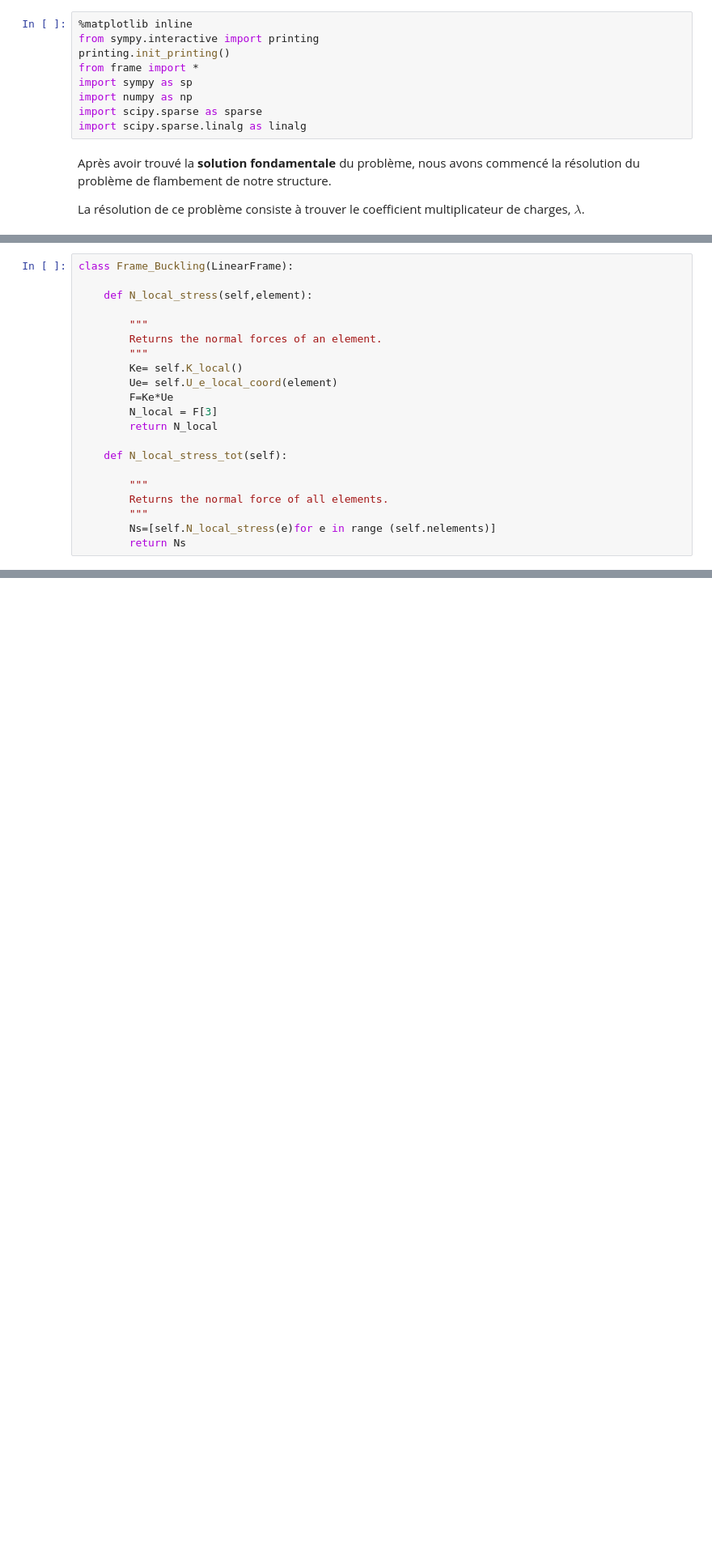
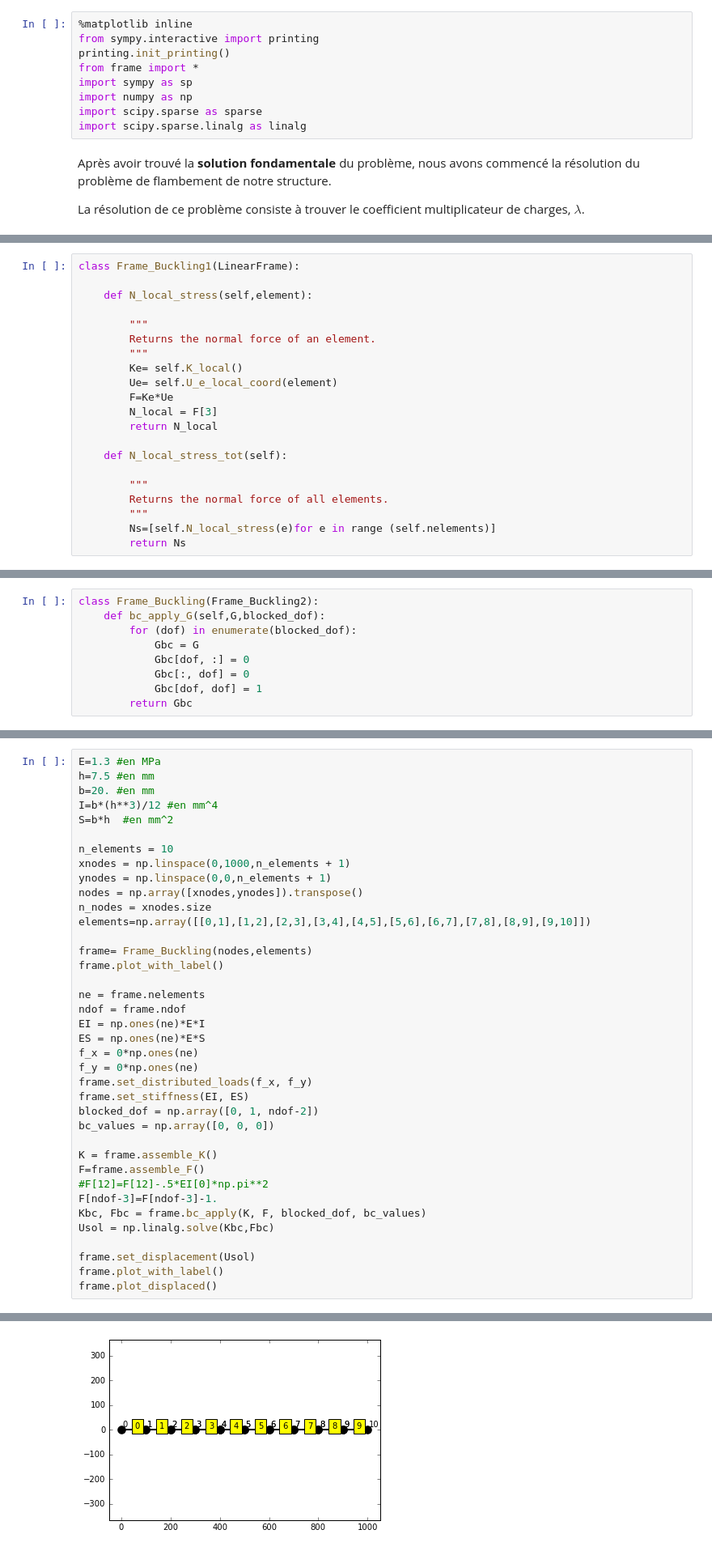
Before and after one commit to qgoisnard/Exercice-update, a Jupyter notebook: Rapport.ipynb, the cells around one changed output, grey strips where cells are left out. Shown at 81% size. Cells and saved outputs as stored; diff of their text form; blank space fills up the shorter version.

```diff
--- a/Rapport.ipynb
+++ b/Rapport.ipynb
@@ -60,10 +59,10 @@ Nous avons donc tout d'abord récupérer les valeurs des efforts normaux pour ch
 # %%
-class Frame_Buckling(LinearFrame):
+class Frame_Buckling1(LinearFrame):
 
     def N_local_stress(self,element):
 
         """
-        Returns the normal forces of an element.
+        Returns the normal force of an element.
         """
         Ke= self.K_local()
         Ue= self.U_e_local_coord(element)
@@ -125,0 +122,9 @@ class Frame_Buckling(LinearFrame):
+# %%
+class Frame_Buckling(Frame_Buckling2):
+    def bc_apply_G(self,G,blocked_dof):
+        for (dof) in enumerate(blocked_dof):
+            Gbc = G
+            Gbc[dof, :] = 0
+            Gbc[:, dof] = 0
+            Gbc[dof, dof] = 1
+        return Gbc
@@ -125,0 +137,39 @@ class Frame_Buckling(LinearFrame):
+# %%
+E=1.3 #en MPa
+h=7.5 #en mm
+b=20. #en mm
+I=b*(h**3)/12 #en mm^4
+S=b*h  #en mm^2
+
+n_elements = 10
+xnodes = np.linspace(0,1000,n_elements + 1)
+ynodes = np.linspace(0,0,n_elements + 1)
+nodes = np.array([xnodes,ynodes]).transpose()
+n_nodes = xnodes.size
+elements=np.array([[0,1],[1,2],[2,3],[3,4],[4,5],[5,6],[6,7],[7,8],[8,9],[9,10]])
+
+frame= Frame_Buckling(nodes,elements)
+frame.plot_with_label()
+
+ne = frame.nelements
+ndof = frame.ndof
+EI = np.ones(ne)*E*I
+ES = np.ones(ne)*E*S
+f_x = 0*np.ones(ne)
+f_y = 0*np.ones(ne)
+frame.set_distributed_loads(f_x, f_y)
+frame.set_stiffness(EI, ES)
+blocked_dof = np.array([0, 1, ndof-2])
+bc_values = np.array([0, 0, 0])
+
+K = frame.assemble_K()
+F=frame.assemble_F()
+#F[12]=F[12]-.5*EI[0]*np.pi**2
+F[ndof-3]=F[ndof-3]-1.
+Kbc, Fbc = frame.bc_apply(K, F, blocked_dof, bc_values)
+Usol = np.linalg.solve(Kbc,Fbc)
+
+frame.set_displacement(Usol)
+frame.plot_with_label()
+frame.plot_displaced()
+# %% [output]
@@ -125,0 +180 @@ class Frame_Buckling(LinearFrame):
+[figure, added]
```
Also changed, not shown: parts of 31 cells of this notebook, 1 other file.
